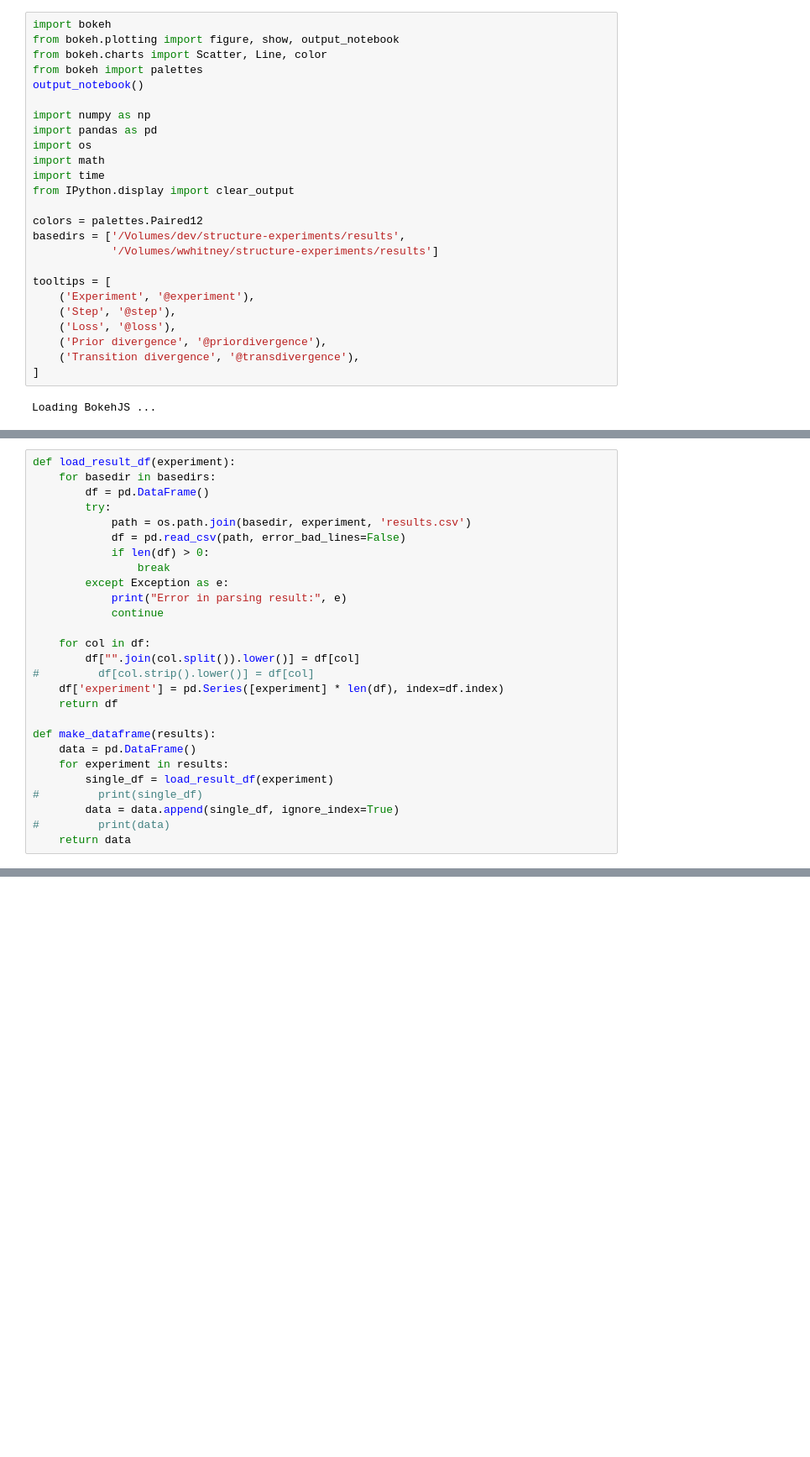
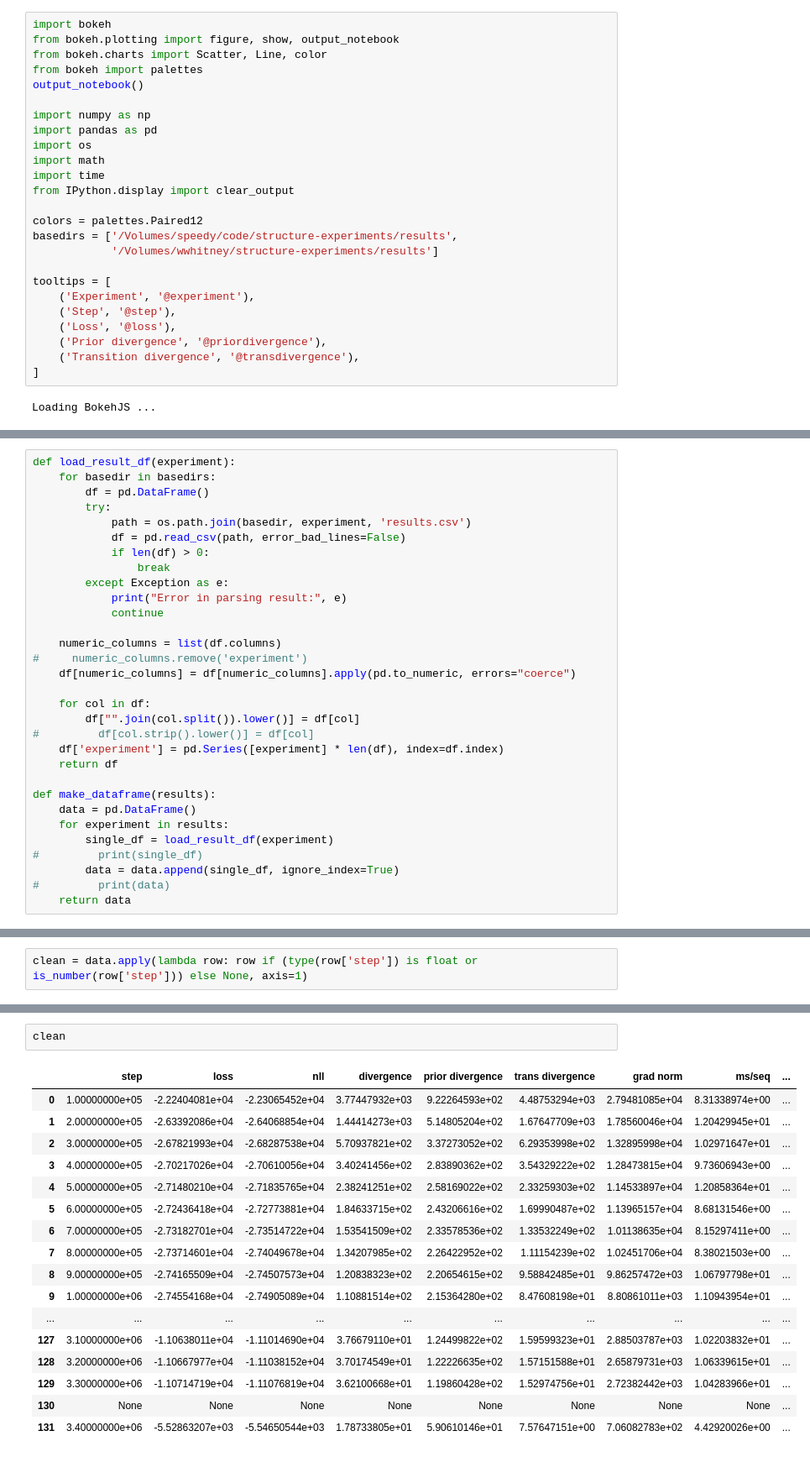
Before and after one commit to willwhitney/structure-experiments, a Jupyter notebook: Untitled.ipynb, the cells around one changed output, grey strips where cells are left out. Shown at 84% size. Cells and saved outputs as stored; diff of their text form; blank space fills up the shorter version.

```diff
--- a/Untitled.ipynb
+++ b/Untitled.ipynb
@@ -13,7 +13,7 @@ import time
 from IPython.display import clear_output
 
 colors = palettes.Paired12
-basedirs = ['/Volumes/dev/structure-experiments/results',
+basedirs = ['/Volumes/speedy/code/structure-experiments/results',
             '/Volumes/wwhitney/structure-experiments/results']
 
 tooltips = [
@@ -142,6 +142,10 @@ def load_result_df(experiment):
         except Exception as e:
             print("Error in parsing result:", e)
             continue
+
+    numeric_columns = list(df.columns)
+#     numeric_columns.remove('experiment')
+    df[numeric_columns] = df[numeric_columns].apply(pd.to_numeric, errors="coerce")
 
     for col in df:
         df["".join(col.split()).lower()] = df[col]
@@ -347,2 +351,4 @@ Error in parsing result: File b'/Volumes/dev/structure-experiments/results/urban
 [interactive output not drawn]
 [interactive output not drawn]
+# %%
+clean = data.apply(lambda row: row if (type(row['step']) is float or is_number(row['step'])) else None, axis=1)
@@ -348,0 +362,20 @@ Error in parsing result: File b'/Volumes/dev/structure-experiments/results/urban
+# %%
+clean
+# %% [output]
+|  | step | loss | nll | divergence | prior divergence | trans divergence | grad norm | ms/seq | ... |
+| 0 | 1.00000000e+05 | -2.22404081e+04 | -2.23065452e+04 | 3.77447932e+03 | 9.22264593e+02 | 4.48753294e+03 | 2.79481085e+04 | 8.31338974e+00 | ... |
+| 1 | 2.00000000e+05 | -2.63392086e+04 | -2.64068854e+04 | 1.44414273e+03 | 5.14805204e+02 | 1.67647709e+03 | 1.78560046e+04 | 1.20429945e+01 | ... |
+| 2 | 3.00000000e+05 | -2.67821993e+04 | -2.68287538e+04 | 5.70937821e+02 | 3.37273052e+02 | 6.29353998e+02 | 1.32895998e+04 | 1.02971647e+01 | ... |
+| 3 | 4.00000000e+05 | -2.70217026e+04 | -2.70610056e+04 | 3.40241456e+02 | 2.83890362e+02 | 3.54329222e+02 | 1.28473815e+04 | 9.73606943e+00 | ... |
+| 4 | 5.00000000e+05 | -2.71480210e+04 | -2.71835765e+04 | 2.38241251e+02 | 2.58169022e+02 | 2.33259303e+02 | 1.14533897e+04 | 1.20858364e+01 | ... |
+| 5 | 6.00000000e+05 | -2.72436418e+04 | -2.72773881e+04 | 1.84633715e+02 | 2.43206616e+02 | 1.69990487e+02 | 1.13965157e+04 | 8.68131546e+00 | ... |
+| 6 | 7.00000000e+05 | -2.73182701e+04 | -2.73514722e+04 | 1.53541509e+02 | 2.33578536e+02 | 1.33532249e+02 | 1.01138635e+04 | 8.15297411e+00 | ... |
+| 7 | 8.00000000e+05 | -2.73714601e+04 | -2.74049678e+04 | 1.34207985e+02 | 2.26422952e+02 | 1.11154239e+02 | 1.02451706e+04 | 8.38021503e+00 | ... |
+| 8 | 9.00000000e+05 | -2.74165509e+04 | -2.74507573e+04 | 1.20838323e+02 | 2.20654615e+02 | 9.58842485e+01 | 9.86257472e+03 | 1.06797798e+01 | ... |
+| 9 | 1.00000000e+06 | -2.74554168e+04 | -2.74905089e+04 | 1.10881514e+02 | 2.15364280e+02 | 8.47608198e+01 | 8.80861011e+03 | 1.10943954e+01 | ... |
+| ... | ... | ... | ... | ... | ... | ... | ... | ... | ... |
+| 127 | 3.10000000e+06 | -1.10638011e+04 | -1.11014690e+04 | 3.76679110e+01 | 1.24499822e+02 | 1.59599323e+01 | 2.88503787e+03 | 1.02203832e+01 | ... |
+| 128 | 3.20000000e+06 | -1.10667977e+04 | -1.11038152e+04 | 3.70174549e+01 | 1.22226635e+02 | 1.57151588e+01 | 2.65879731e+03 | 1.06339615e+01 | ... |
+| 129 | 3.30000000e+06 | -1.10714719e+04 | -1.11076819e+04 | 3.62100668e+01 | 1.19860428e+02 | 1.52974756e+01 | 2.72382442e+03 | 1.04283966e+01 | ... |
+| 130 | None | None | None | None | None | None | None | None | ... |
+| 131 | 3.40000000e+06 | -5.52863207e+03 | -5.54650544e+03 | 1.78733805e+01 | 5.90610146e+01 | 7.57647151e+00 | 7.06082783e+02 | 4.42920026e+00 | ... |
```
Also changed, not shown: parts of 11 cells of this notebook, 3 other files.
